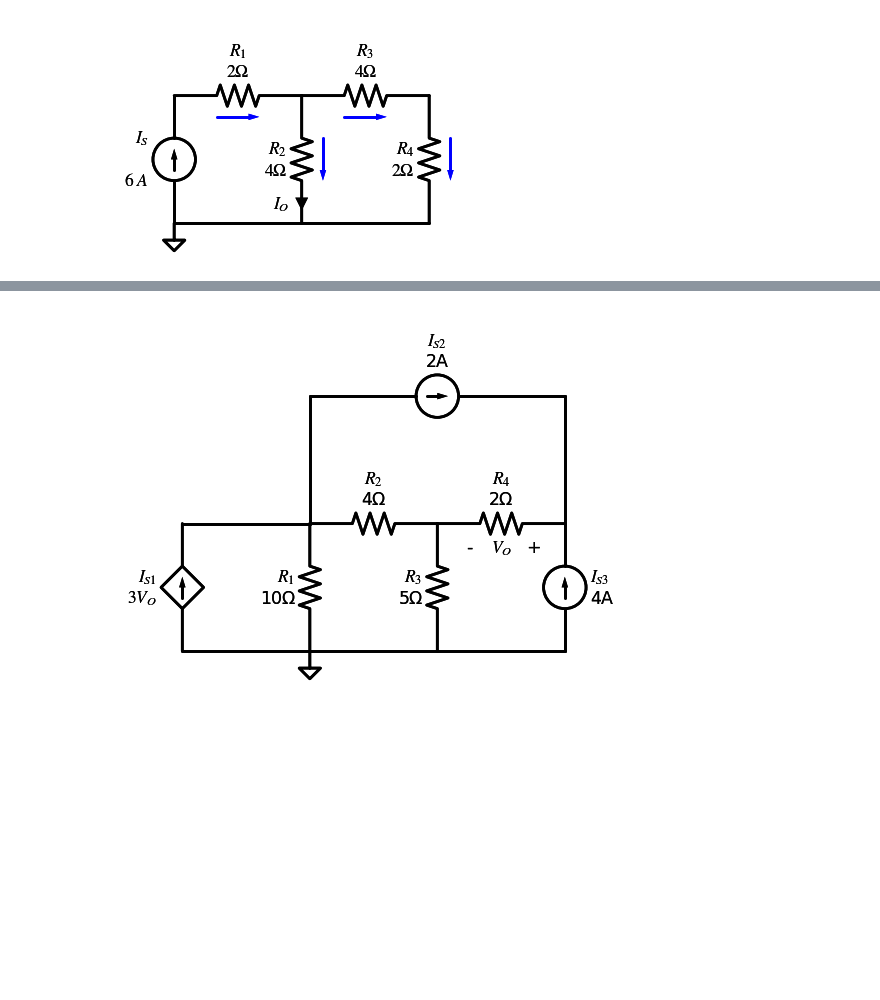
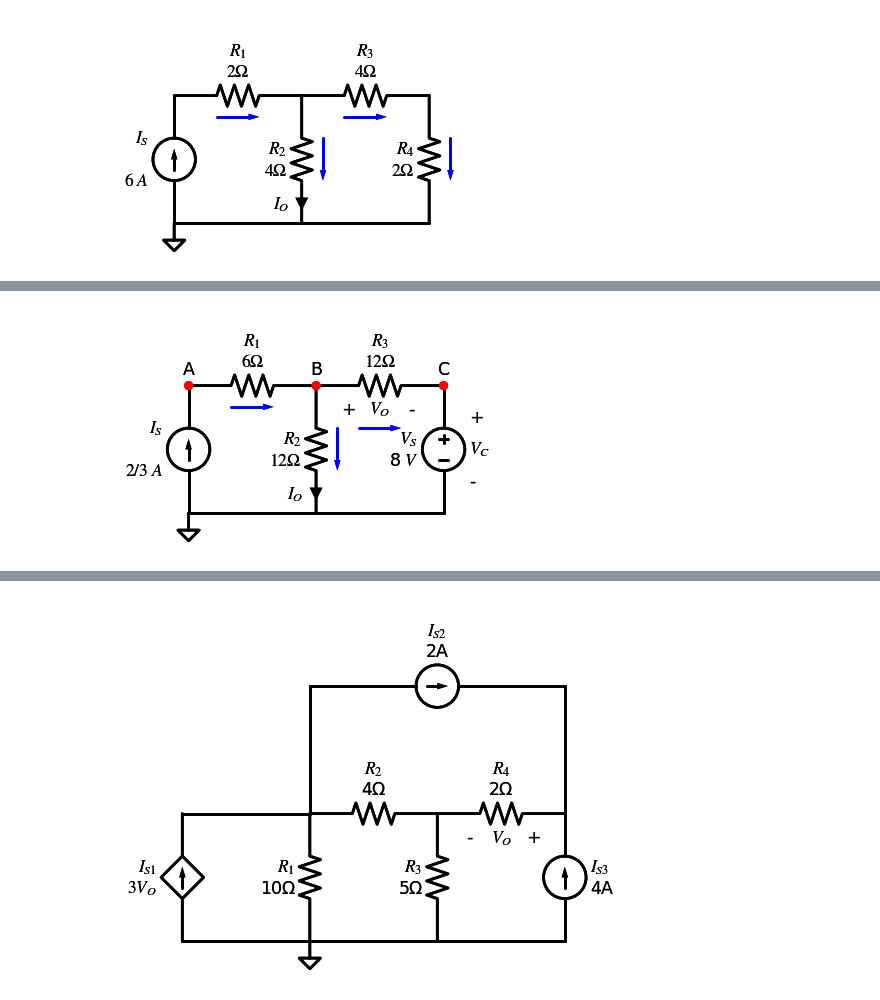
Before and after one commit to Circuit-Analysis/circuit-analysis.github.io, a Jupyter notebook: _sources/chapter-8.ipynb, the cells around one changed output, grey strips where cells are left out. Cells and saved outputs as stored; diff of their text form; code cells hidden in the pictures; blank space fills up the shorter version.

```diff
--- a/_sources/chapter-8.ipynb
+++ b/_sources/chapter-8.ipynb
@@ -1790,0 +471,27 @@ name: LABEL_FOR_THIS_IMAGE34
+# %%
+import schemdraw
+import schemdraw.elements as elm
+with schemdraw.Drawing(file='nodal-voltage-source-connected-to-ground-nodes.svg') as d:
+    d.push()
+    d += elm.GroundSignal()
+    d.pop()
+    d += elm.SourceI().label(['$2/3~A$', '$I_S$'])
+    d += elm.Dot(color='red').label('A', loc='top', color='black')
+    d += (R1 := elm.Resistor().right().label('$R_1$\n$6\Omega$') )
+    d.push()
+    d += (R2 := elm.Resistor().down().label('$R_2$\n$12\Omega$'))
+    d += elm.CurrentLabelInline(direction='in', ofst=0.3).at(R2.end).label('$I_O$')
+    d.pop()
+    d += elm.Dot(color='red').label('B', loc='top', color='black')
+    d += (R3 := elm.Resistor().right().label('$R_3$\n$12\Omega$').label(['+', '$V_O$', '-'], loc='bot'))
+    d += elm.Dot(color='red').label('C', loc='top', color='black')
+    d += elm.SourceV().label('$V_S$\n8$~V$', loc='top').down().reverse().label(['+', '$V_C$', '-'], loc='bot')
+    d += elm.Line().left().length(6)
+    d.move_from(R1.start, 1, -0.5)
+    d += elm.Arrow().right().length(1).color('blue')
+    d.move_from(R2.start, 0.5, -1)
+    d += elm.Arrow().down().length(1).color('blue')
+    d.move_from(R3.start, 1, -1)
+    d += elm.Arrow().right().length(1).color('blue')
+# %% [output]
+[figure, added]
```
Also changed, not shown: parts of 9 cells of this notebook, 17 other files.
